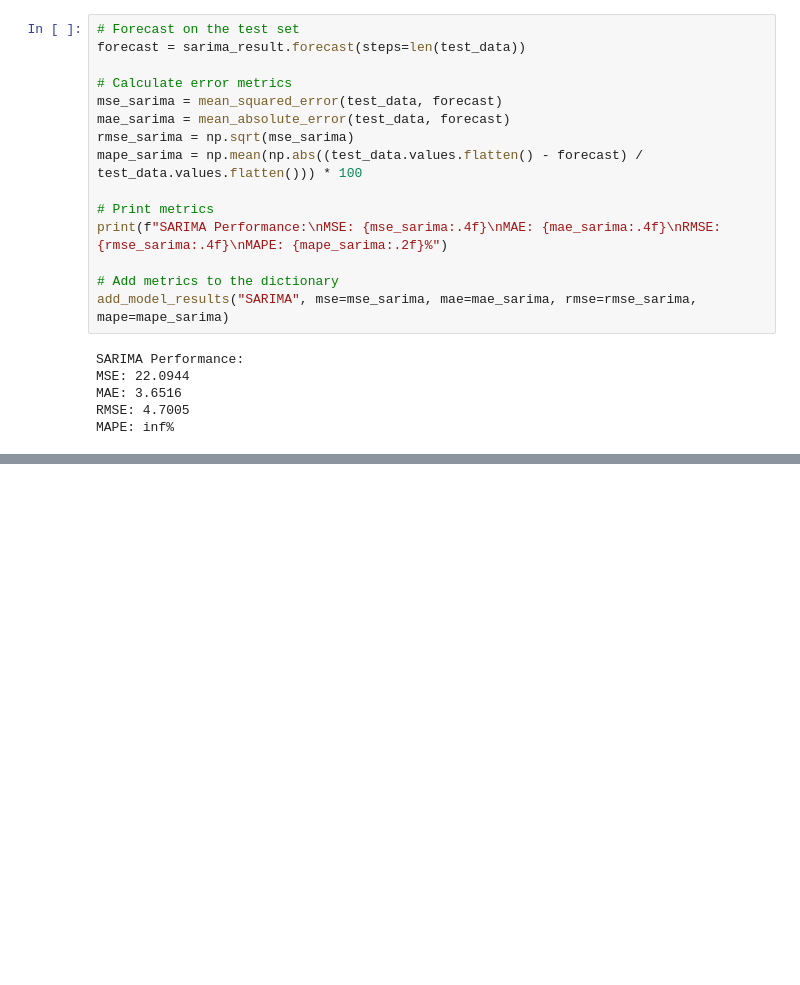
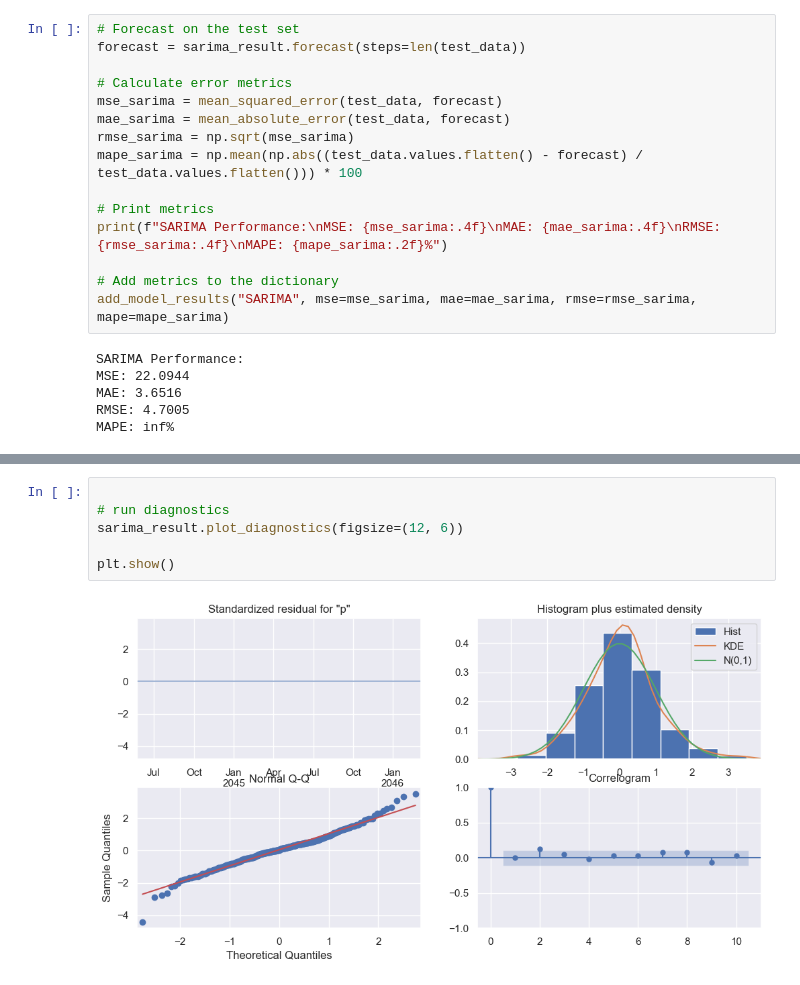
Before and after one commit to clarissa2020274/2020274_capstone, a Jupyter notebook: 2020274_October_24_Modeling and Evaluation (SARIMA and LSTM).ipynb, the cells around one changed output, grey strips where cells are left out. Drawn from its saved outputs; the diff is of its cells as text; blank space fills up the shorter version.

```diff
--- a/2020274_October_24_Modeling and Evaluation (SARIMA and LSTM).ipynb
+++ b/2020274_October_24_Modeling and Evaluation (SARIMA and LSTM).ipynb
@@ -311,0 +505,8 @@ plt.show()
+# %%
+
+# run diagnostics
+sarima_result.plot_diagnostics(figsize=(12, 6))
+
+plt.show()
+# %% [output]
+[figure, added]
```
Also changed, not shown: parts of 40 cells of this notebook, 2 other files.
